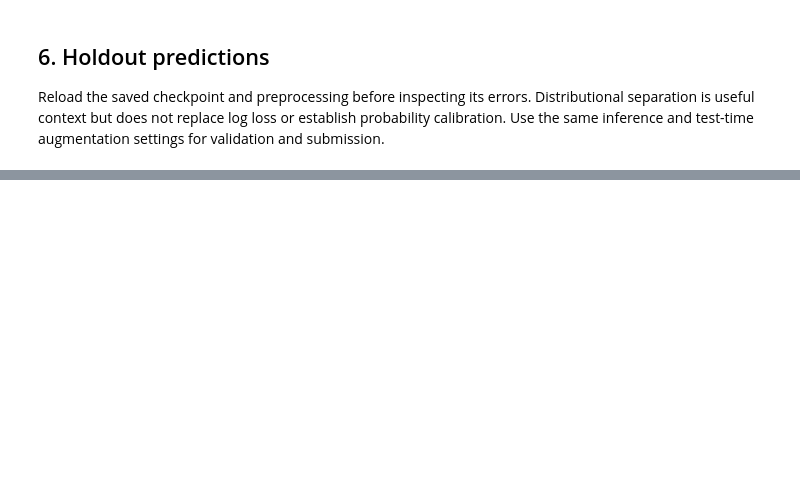
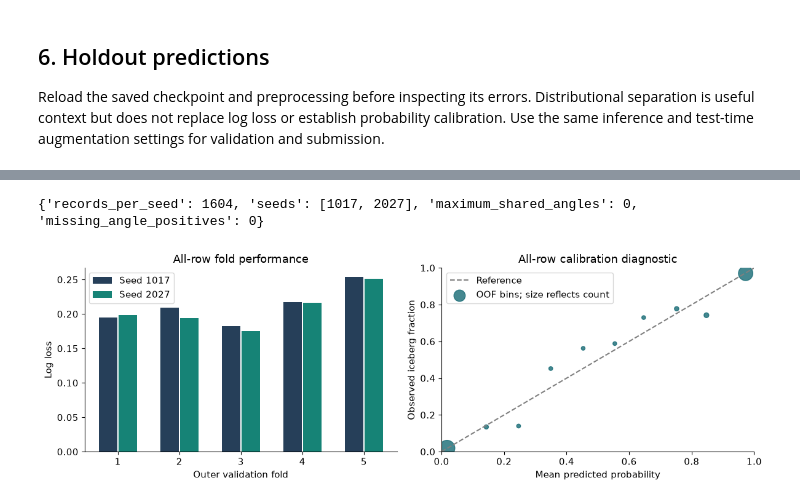
Before and after one commit to cttsai1985/Kaggle-Statoil-Iceberg-Classifier-ConvNets, a Jupyter notebook: notebooks/01-method-and-rerun.ipynb, the cells around one changed output, grey strips where cells are left out. Cells and saved outputs as stored; diff of their text form; code cells hidden in the pictures; blank space fills up the shorter version.

```diff
--- a/notebooks/01-method-and-rerun.ipynb
+++ b/notebooks/01-method-and-rerun.ipynb
@@ -155,0 +233,66 @@ submitting it for a leaderboard score are distinct operations.
+# %%
+from iceberg.cv import analyze_cv
+
+CV_LOCATION = os.environ.get("ICEBERG_CV_RUN")
+CV_DIR = Path(CV_LOCATION).resolve() if CV_LOCATION else None
+if CV_DIR:
+    cv_report = analyze_cv(CV_DIR, DATA_DIR / "train.json")
+    display(
+        Markdown(
+            f"**Known-angle grouped OOF log loss: {cv_report['strata']['known_angle']['log_loss']:.4f}.** "
+            f"All-row OOF log loss: {cv_report['pooled_oof']['log_loss']:.4f}. "
+            f"All-row training-seed pooled-loss range: {cv_report['seed_distribution']['log_loss']['range']:.4f}."
+        )
+    )
+    print(
+        {
+            "records_per_seed": cv_report["rows"],
+            "seeds": [r["seed"] for r in cv_report["seed_results"]],
+            "maximum_shared_angles": max(
+                r["shared_known_angles"] for r in cv_report["split_audit"]
+            ),
+            "missing_angle_positives": cv_report["strata"]["missing_angle"]["positives"],
+        }
+    )
+    fig, axes = plt.subplots(1, 2, figsize=(12, 4))
+    for number, record in enumerate(cv_report["seed_results"]):
+        x = np.arange(len(record["fold_metrics"]))
+        offset = (number - (len(cv_report["seed_results"]) - 1) / 2) * 0.32
+        axes[0].bar(
+            x + offset,
+            [r["log_loss"] for r in record["fold_metrics"]],
+            width=0.3,
+            label=f"Seed {record['seed']}",
+            color=["#263f59", "#168376"][number % 2],
+        )
+    axes[0].set(
+        xticks=x,
+        xticklabels=x + 1,
+        xlabel="Outer validation fold",
+        ylabel="Log loss",
+        title="All-row fold performance",
+    )
+    axes[0].legend()
+    bins = [b for b in cv_report["calibration_bins"] if b["rows"]]
+    axes[1].plot([0, 1], [0, 1], linestyle="--", color="gray", label="Reference")
+    axes[1].scatter(
+        [b["mean_probability"] for b in bins],
+        [b["observed_positive_fraction"] for b in bins],
+        s=[max(20, b["rows"] / 2) for b in bins],
+        color="#176b75",
+        alpha=0.8,
+        label="OOF bins; size reflects count",
+    )
+    axes[1].set(
+        xlim=(0, 1),
+        ylim=(0, 1),
+        xlabel="Mean predicted probability",
+        ylabel="Observed iceberg fraction",
+        title="All-row calibration diagnostic",
+    )
+    axes[1].legend()
+    fig.tight_layout()
+    plt.show()
+else:
+    print("Set ICEBERG_CV_RUN to inspect completed, verified cross-validation artifacts.")
+# %% [output]
@@ -155,0 +300,2 @@ submitting it for a leaderboard score are distinct operations.
+{'records_per_seed': 1604, 'seeds': [1017, 2027], 'maximum_shared_angles': 0, 'missing_angle_positives': 0}
+[figure, added]
```
Also changed, not shown: parts of 13 cells of this notebook, 14 other files.
